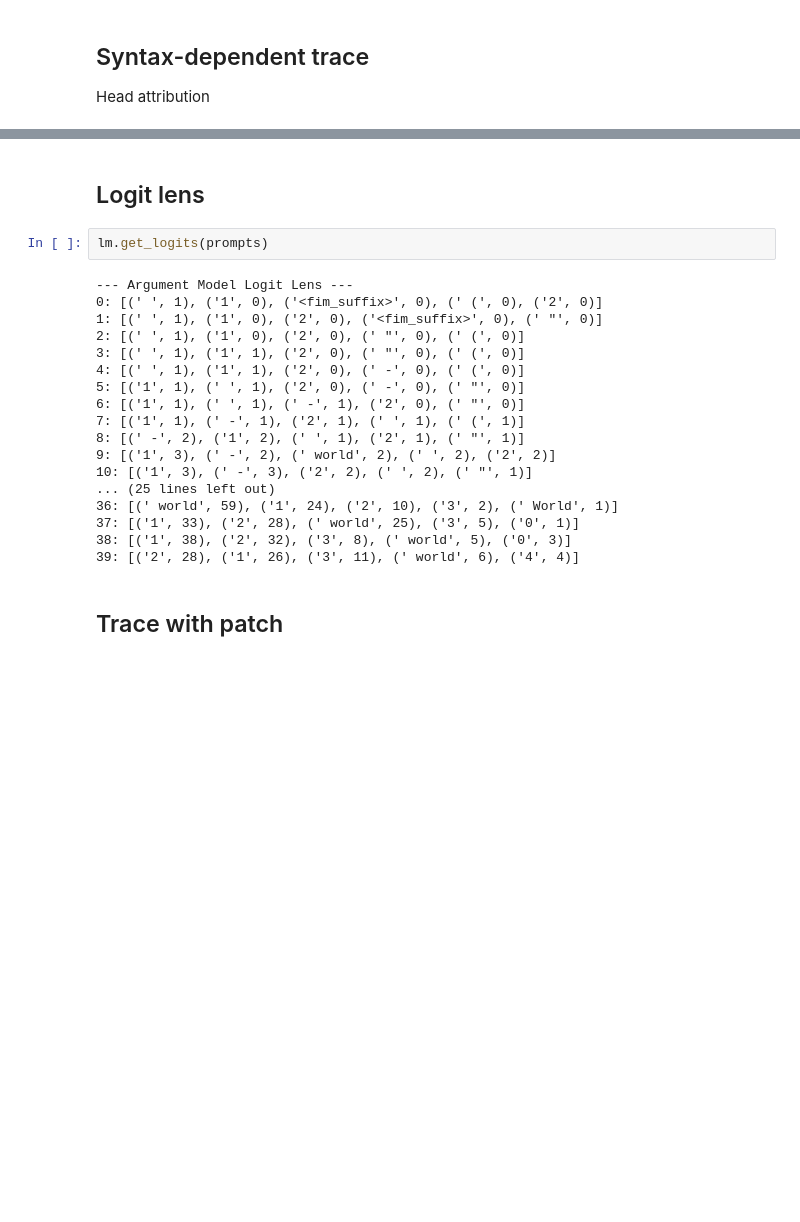
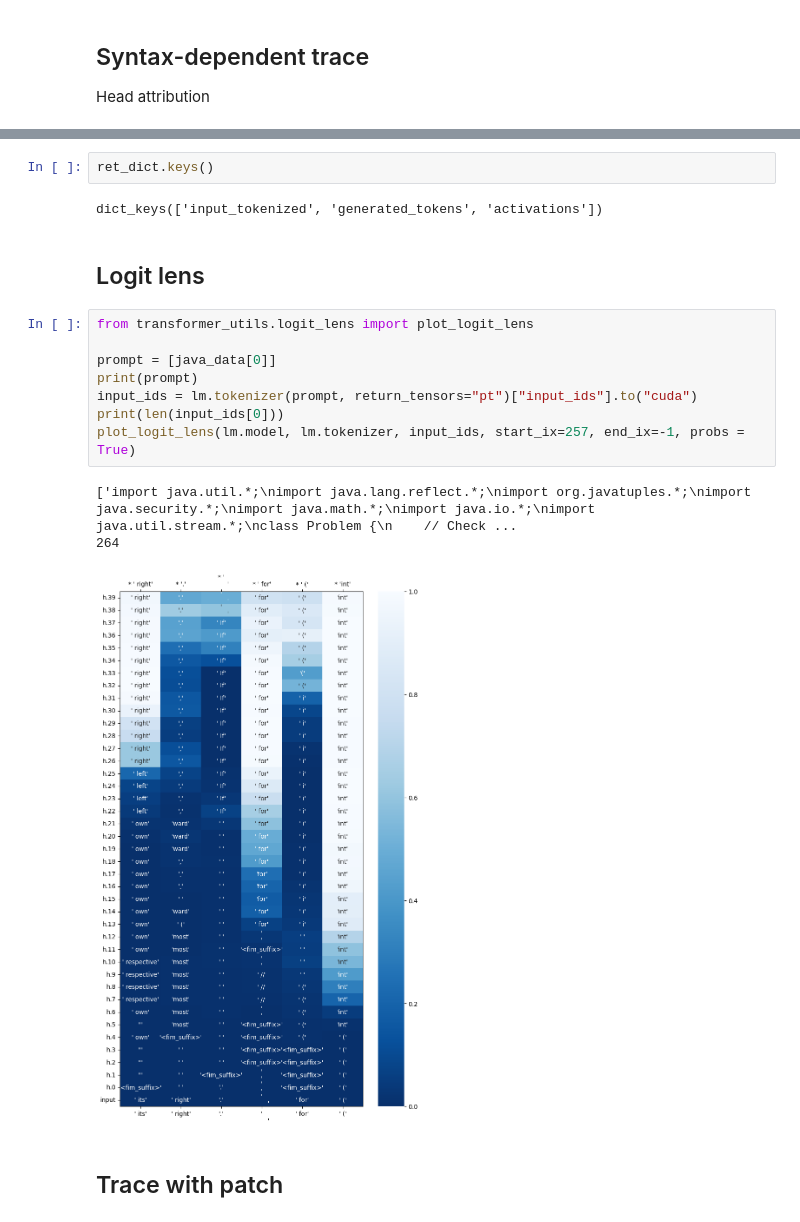
Before and after one commit to nuprl/codetrace, a Jupyter notebook: notebooks/causal_trace.ipynb, the cells around one changed output, grey strips where cells are left out. Saved outputs shown, nothing was run; the diff lists cells and outputs as text; blank space fills up the shorter version.

```diff
--- a/notebooks/causal_trace.ipynb
+++ b/notebooks/causal_trace.ipynb
@@ -99,25 +76,21 @@ prompt <0> ==> [('CharField', 0.9682), ('TextField', 0.0284), ('Slug', 0.0012),
+# %%
+ret_dict.keys()
+# %% [output]
+dict_keys(['input_tokenized', 'generated_tokens', 'activations'])
 # %% [markdown]
 ## Logit lens
-# %%
-lm.get_logits(prompts)
-# %% [output]
---- Argument Model Logit Lens ---
-0: [(' ', 1), ('1', 0), ('<fim_suffix>', 0), (' (', 0), ('2', 0)]
-1: [(' ', 1), ('1', 0), ('2', 0), ('<fim_suffix>', 0), (' "', 0)]
-2: [(' ', 1), ('1', 0), ('2', 0), (' "', 0), (' (', 0)]
-3: [(' ', 1), ('1', 1), ('2', 0), (' "', 0), (' (', 0)]
-4: [(' ', 1), ('1', 1), ('2', 0), (' -', 0), (' (', 0)]
-5: [('1', 1), (' ', 1), ('2', 0), (' -', 0), (' "', 0)]
-6: [('1', 1), (' ', 1), (' -', 1), ('2', 0), (' "', 0)]
-7: [('1', 1), (' -', 1), ('2', 1), (' ', 1), (' (', 1)]
-8: [(' -', 2), ('1', 2), (' ', 1), ('2', 1), (' "', 1)]
-9: [('1', 3), (' -', 2), (' world', 2), (' ', 2), ('2', 2)]
-10: [('1', 3), (' -', 3), ('2', 2), (' ', 2), (' "', 1)]
-... (25 lines left out)
-36: [(' world', 59), ('1', 24), ('2', 10), ('3', 2), (' World', 1)]
-37: [('1', 33), ('2', 28), (' world', 25), ('3', 5), ('0', 1)]
-38: [('1', 38), ('2', 32), ('3', 8), (' world', 5), ('0', 3)]
-39: [('2', 28), ('1', 26), ('3', 11), (' world', 6), ('4', 4)]
+# %%
+from transformer_utils.logit_lens import plot_logit_lens
+
+prompt = [java_data[0]]
+print(prompt)
+input_ids = lm.tokenizer(prompt, return_tensors="pt")["input_ids"].to("cuda")
+print(len(input_ids[0]))
+plot_logit_lens(lm.model, lm.tokenizer, input_ids, start_ix=257, end_ix=-1, probs = True)
+# %% [output]
+['import java.util.*;\nimport java.lang.reflect.*;\nimport org.javatuples.*;\nimport java.security.*;\nimport java.math.*;\nimport java.io.*;\nimport java.util.stream.*;\nclass Problem {\n    // Check ...
+264
+[figure, added]
 # %% [markdown]
 ## Trace with patch
 # %%
```
Also changed, not shown: parts of 11 cells of this notebook, 4 other files.
